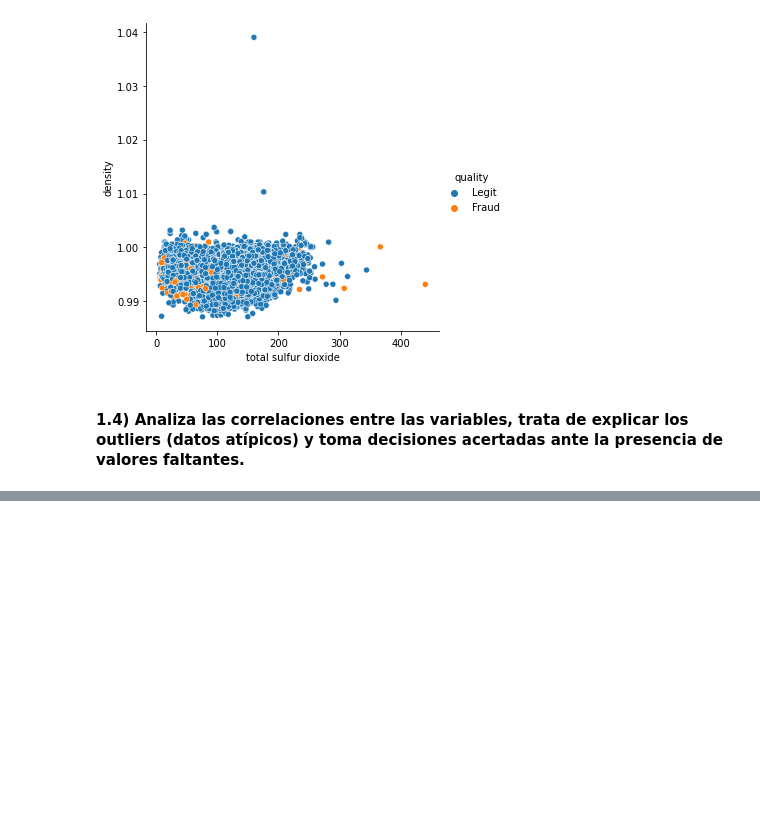
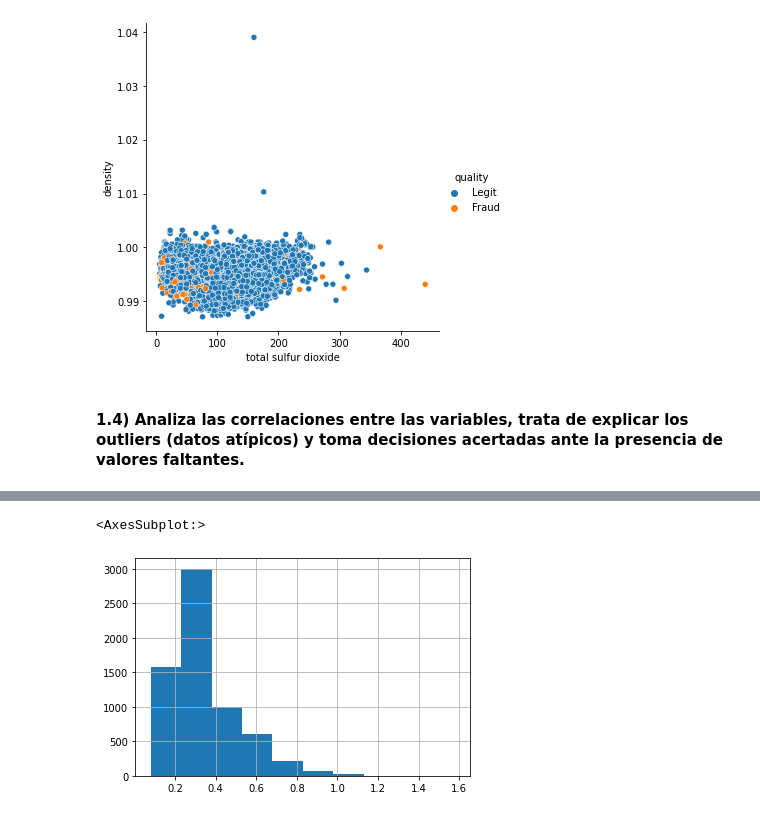
Before and after one commit to SantiagoTaracena01/data-mining-lab-03, a Jupyter notebook: src/main.ipynb, the cells around one changed output, grey strips where cells are left out. Cells and saved outputs as stored; diff of their text form; code cells hidden in the pictures; blank space fills up the shorter version.

```diff
--- a/src/main.ipynb
+++ b/src/main.ipynb
@@ -139,0 +238,5 @@ sns.pairplot(data=data, hue="quality")
+# %%
+data["volatile acidity"].hist()
+# %% [output]
+<AxesSubplot:>
+[figure, added]
```
Also changed, not shown: parts of 52 cells of this notebook.
